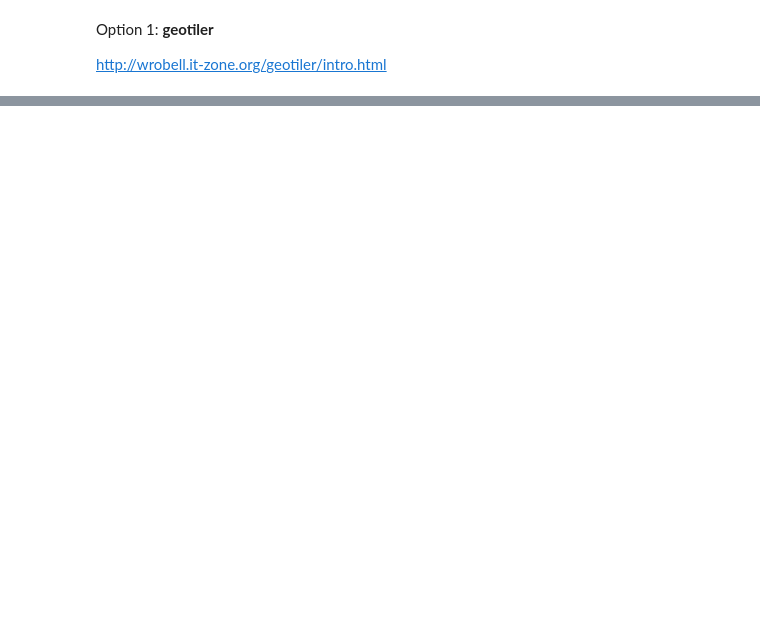
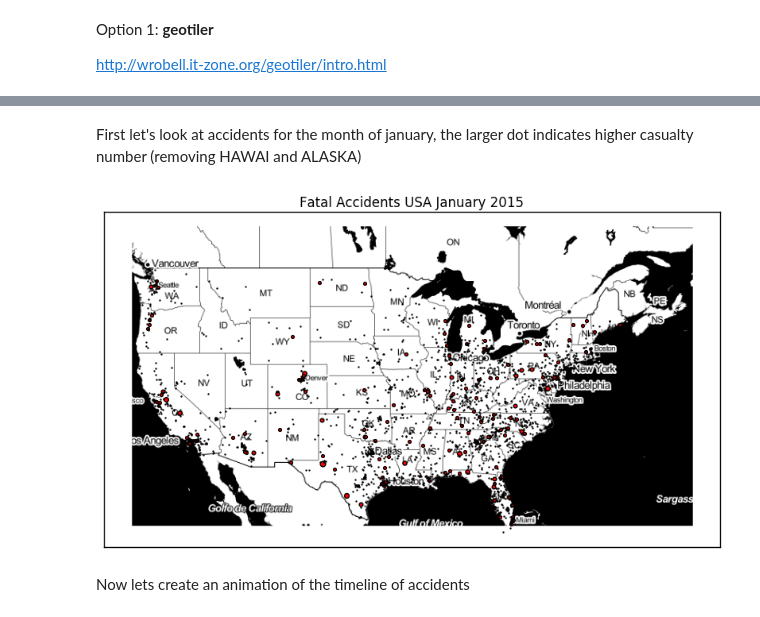
Before and after one commit to mihwano/mihwano.github.io, a Jupyter notebook: notes/basemaps.ipynb, the cells around one changed output, grey strips where cells are left out. Saved outputs shown, nothing was run; the diff lists cells and outputs as text; code cells hidden in the pictures; blank space fills up the shorter version.

```diff
--- a/notes/basemaps.ipynb
+++ b/notes/basemaps.ipynb
@@ -52,0 +60,7 @@ ax2.imshow(image2)
+# %%
+import pandas as pd
+df = pd.read_csv("traffic_fatalities/accident.csv")
+df = df[(df["LONGITUD"]!=999.9999) & (df["MINUTE"]!=99)]     #removing missing data
+df = df[["STATE","PERSONS","DAY","MONTH","YEAR","DAY_WEEK","HOUR","MINUTE","LATITUDE","LONGITUD","FATALS"]]
+df.head(3)
+#PERSONS=nbr of ppl involved in crash and FATALS=nbr of deads
@@ -52,0 +72,22 @@ ax2.imshow(image2)
+# %% [markdown]
+First let's look at accidents for the month of january, the larger dot indicates higher casualty number (removing HAWAI and ALASKA)
+# %%
+jan = df[(df["MONTH"]==1) & (df["STATE"]!=2) & (df["STATE"]!=15)][["YEAR","DAY","MONTH","HOUR","MINUTE","LONGITUD","LATITUDE","FATALS"]]
+# %%
+ax = plt.subplot(111)
+m = geotiler.Map(center=(-92,40), zoom=4, size=(750,400))
+m.provider = geotiler.find_provider('stamen-toner')
+image = geotiler.render_map(m)
+ax.set_xticks([])
+ax.set_yticks([])
+ax.set_title("Fatal Accidents USA January 2015")
+ax.imshow(image)
+
+for i in range(len(jan)):
+    accident_coordinates = (jan['LONGITUD'].iloc[i],jan['LATITUDE'].iloc[i])
+    x, y = m.rev_geocode(accident_coordinates)            #rev_geocode to position the coordinates on the geotiler map
+    ax.scatter(x, y, c='red',s=(0.5+10*np.log(jan['FATALS'].iloc[i])))
+# %% [output]
+[figure, added]
+# %% [markdown]
+Now lets create an animation of the timeline of accidents <br>
```
Also changed, not shown: parts of 8 cells of this notebook.
